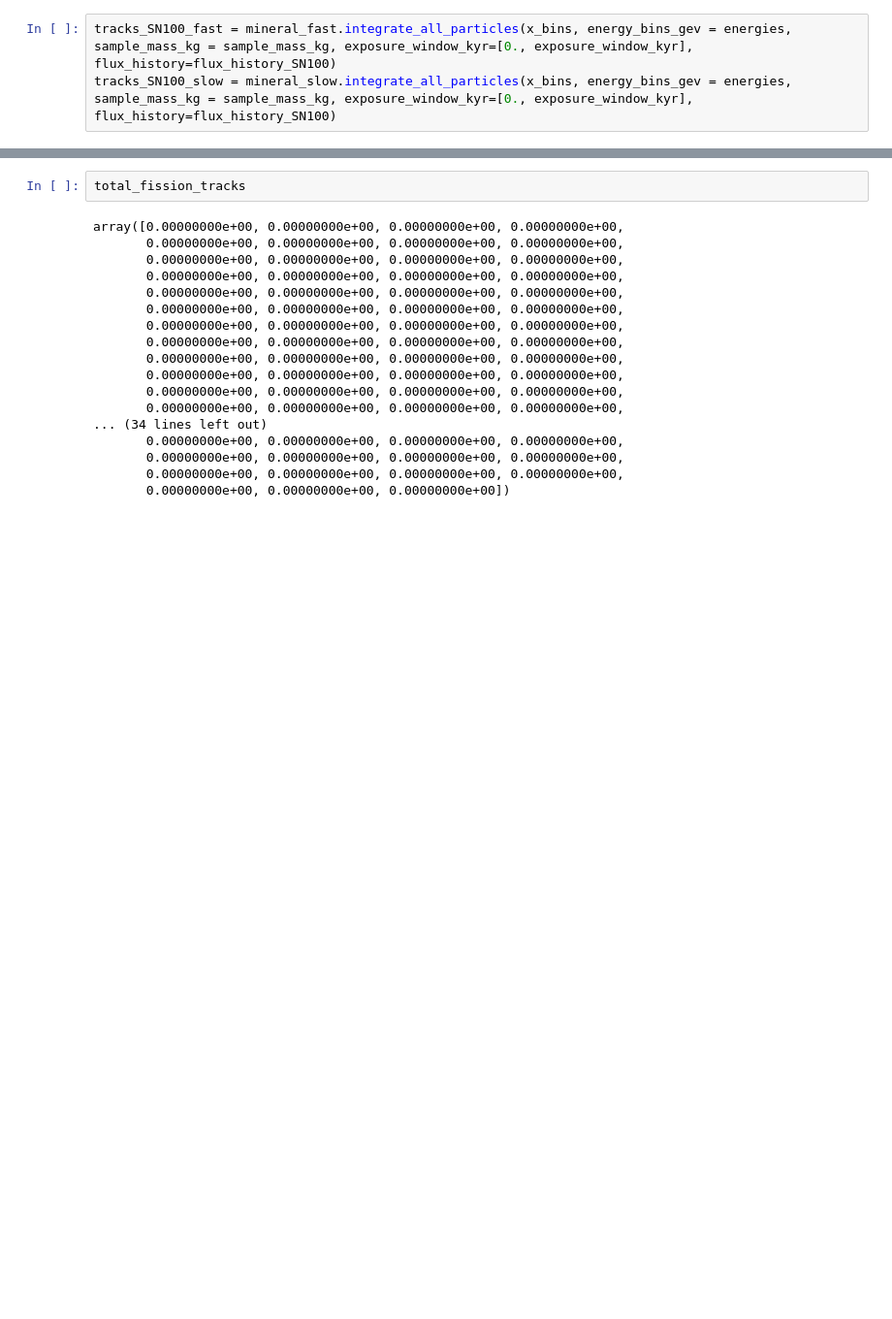
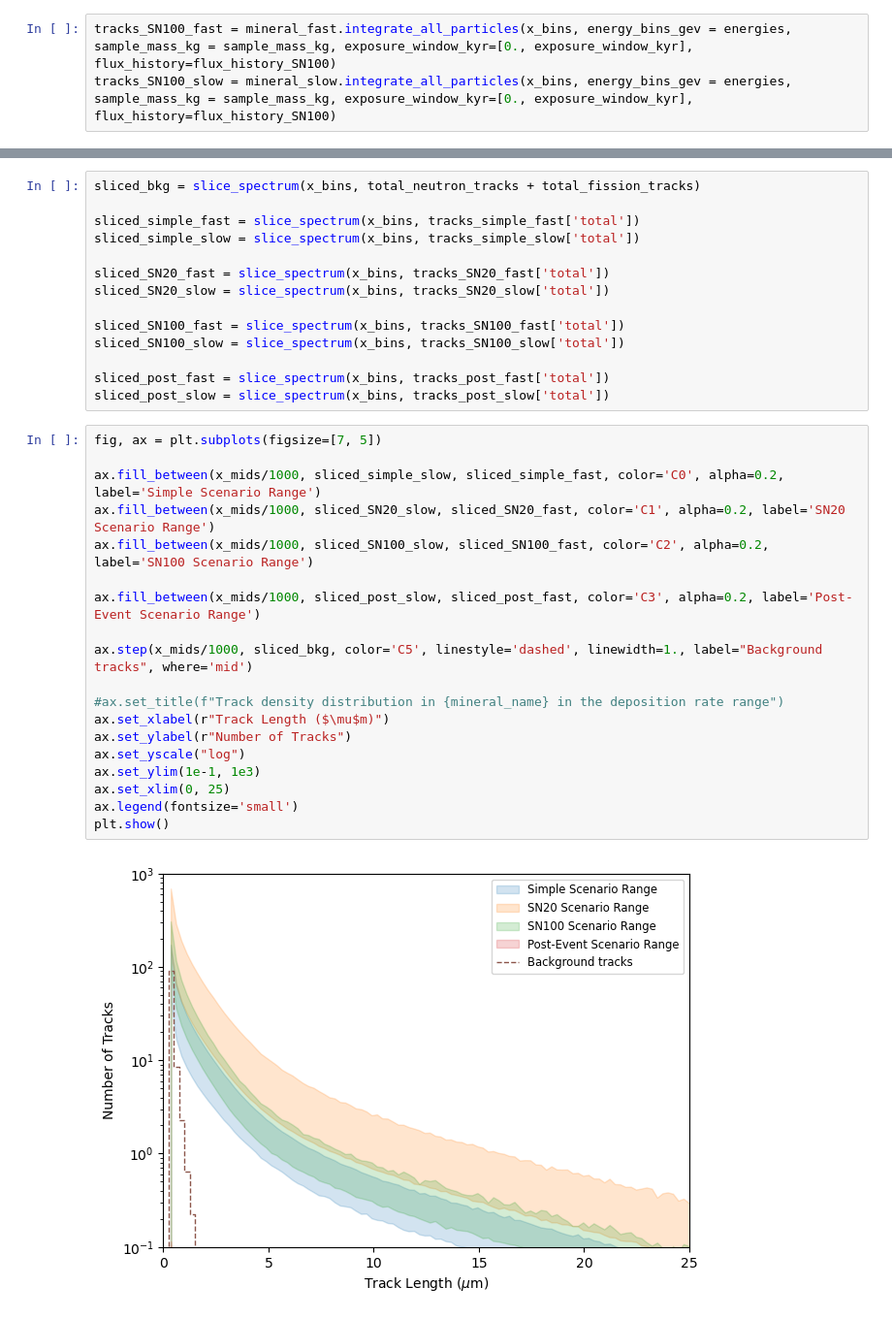
Before and after one commit to cgalelli/PrimusCode, a Jupyter notebook: MSC_analysis_new.ipynb, the cells around one changed output, grey strips where cells are left out. Shown at 97% size. Drawn from its saved outputs; the diff is of its cells as text; blank space fills up the shorter version.

```diff
--- a/MSC_analysis_new.ipynb
+++ b/MSC_analysis_new.ipynb
@@ -109,20 +109,35 @@ plt.show()
-# %%
-total_fission_tracks
-# %% [output]
-array([0.00000000e+00, 0.00000000e+00, 0.00000000e+00, 0.00000000e+00,
-       0.00000000e+00, 0.00000000e+00, 0.00000000e+00, 0.00000000e+00,
-       0.00000000e+00, 0.00000000e+00, 0.00000000e+00, 0.00000000e+00,
-       0.00000000e+00, 0.00000000e+00, 0.00000000e+00, 0.00000000e+00,
-       0.00000000e+00, 0.00000000e+00, 0.00000000e+00, 0.00000000e+00,
-       0.00000000e+00, 0.00000000e+00, 0.00000000e+00, 0.00000000e+00,
-       0.00000000e+00, 0.00000000e+00, 0.00000000e+00, 0.00000000e+00,
-       0.00000000e+00, 0.00000000e+00, 0.00000000e+00, 0.00000000e+00,
-       0.00000000e+00, 0.00000000e+00, 0.00000000e+00, 0.00000000e+00,
-       0.00000000e+00, 0.00000000e+00, 0.00000000e+00, 0.00000000e+00,
-       0.00000000e+00, 0.00000000e+00, 0.00000000e+00, 0.00000000e+00,
-       0.00000000e+00, 0.00000000e+00, 0.00000000e+00, 0.00000000e+00,
-... (34 lines left out)
-       0.00000000e+00, 0.00000000e+00, 0.00000000e+00, 0.00000000e+00,
-       0.00000000e+00, 0.00000000e+00, 0.00000000e+00, 0.00000000e+00,
-       0.00000000e+00, 0.00000000e+00, 0.00000000e+00, 0.00000000e+00,
-       0.00000000e+00, 0.00000000e+00, 0.00000000e+00])
+# %%
+sliced_bkg = slice_spectrum(x_bins, total_neutron_tracks + total_fission_tracks)
+
+sliced_simple_fast = slice_spectrum(x_bins, tracks_simple_fast['total'])
+sliced_simple_slow = slice_spectrum(x_bins, tracks_simple_slow['total'])
+
+sliced_SN20_fast = slice_spectrum(x_bins, tracks_SN20_fast['total'])
+sliced_SN20_slow = slice_spectrum(x_bins, tracks_SN20_slow['total'])
+
+sliced_SN100_fast = slice_spectrum(x_bins, tracks_SN100_fast['total'])
+sliced_SN100_slow = slice_spectrum(x_bins, tracks_SN100_slow['total'])
+
+sliced_post_fast = slice_spectrum(x_bins, tracks_post_fast['total'])
+sliced_post_slow = slice_spectrum(x_bins, tracks_post_slow['total'])
+# %%
+fig, ax = plt.subplots(figsize=[7, 5])
+
+ax.fill_between(x_mids/1000, sliced_simple_slow, sliced_simple_fast, color='C0', alpha=0.2, label='Simple Scenario Range')
+ax.fill_between(x_mids/1000, sliced_SN20_slow, sliced_SN20_fast, color='C1', alpha=0.2, label='SN20 Scenario Range')
+ax.fill_between(x_mids/1000, sliced_SN100_slow, sliced_SN100_fast, color='C2', alpha=0.2, label='SN100 Scenario Range')
+
+ax.fill_between(x_mids/1000, sliced_post_slow, sliced_post_fast, color='C3', alpha=0.2, label='Post-Event Scenario Range')
+
+ax.step(x_mids/1000, sliced_bkg, color='C5', linestyle='dashed', linewidth=1., label="Background tracks", where='mid')
+
+#ax.set_title(f"Track density distribution in {mineral_name} in the deposition rate range")
+ax.set_xlabel(r"Track Length ($\mu$m)")
+ax.set_ylabel(r"Number of Tracks")
+ax.set_yscale("log")
+ax.set_ylim(1e-1, 1e3)
+ax.set_xlim(0, 25)
+ax.legend(fontsize='small')
+plt.show()
+# %% [output]
+[figure, added]
```
Also changed, not shown: parts of 2 cells of this notebook, 1 other file.
